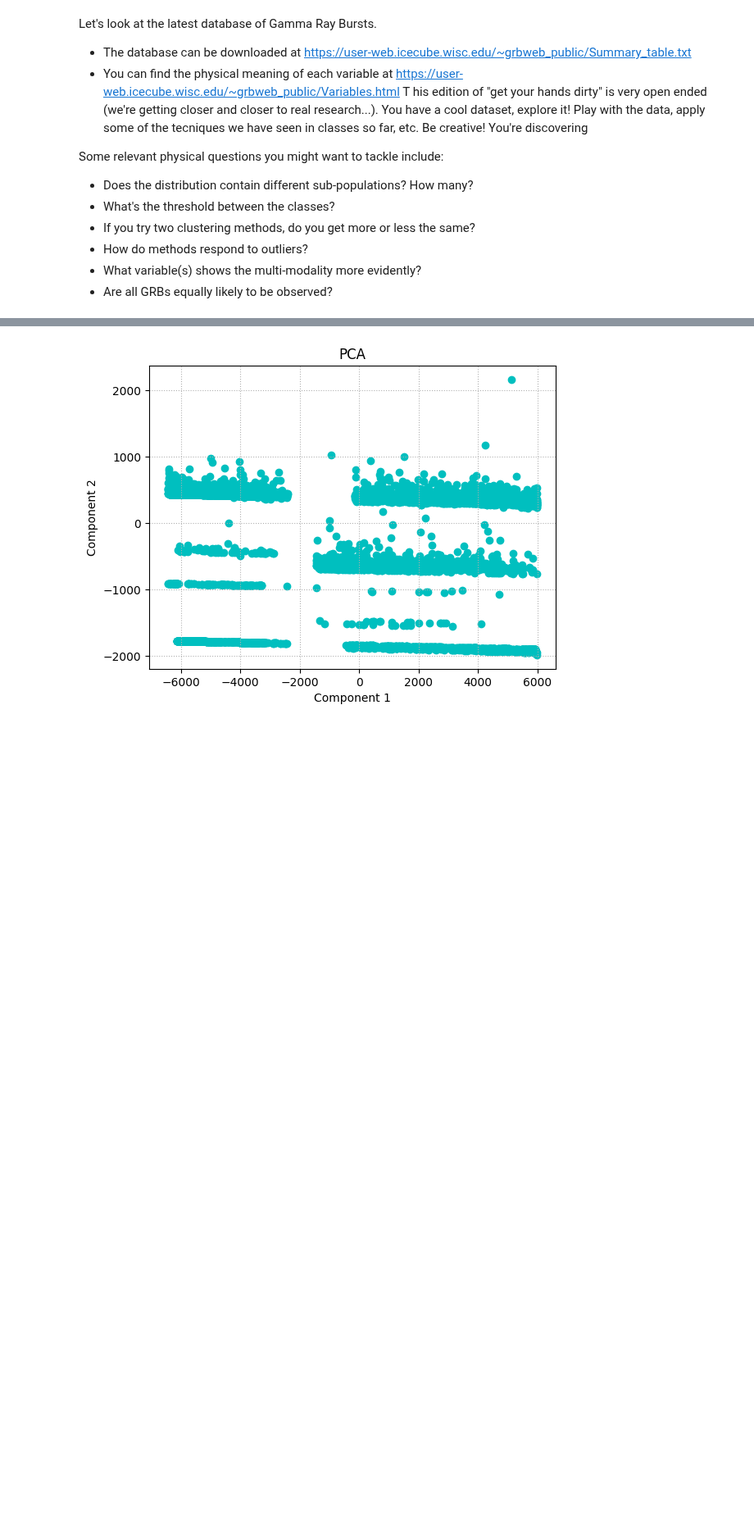
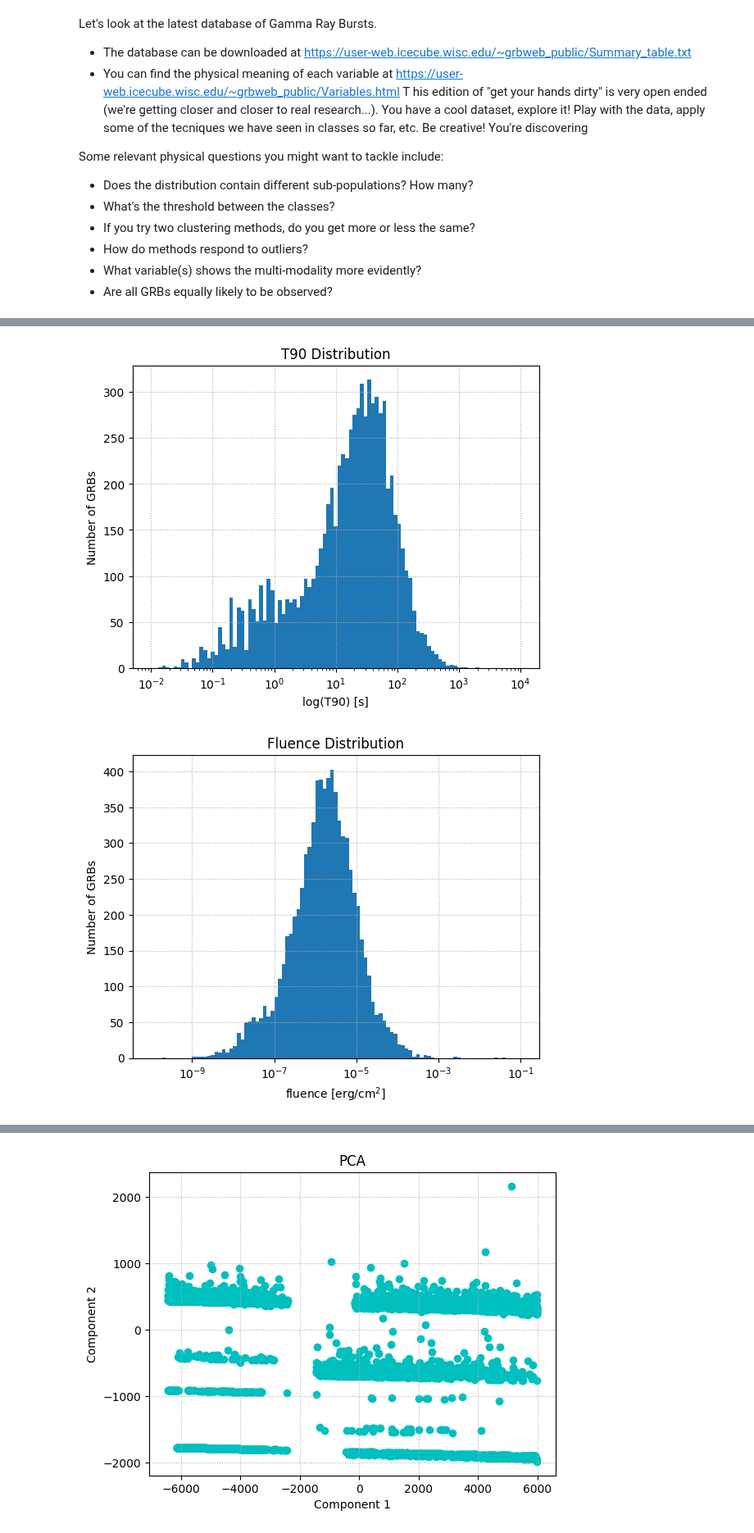
Before and after one commit to APozzi22/Astrostatistic, a Jupyter notebook: 14_Clustering/Gamma_Ray_Burst.ipynb, the cells around one changed output, grey strips where cells are left out. Shown at 82% size. Drawn from its saved outputs; the diff is of its cells as text; code cells hidden in the pictures; blank space fills up the shorter version.

```diff
--- a/14_Clustering/Gamma_Ray_Burst.ipynb
+++ b/14_Clustering/Gamma_Ray_Burst.ipynb
@@ -103,0 +99,26 @@ plt.show()
+# %%
+# Select the data and remove unphysical values
+T90_s1 = T90[T90 > 0]
+
+fluence_s1 = fluence[fluence > 0]
+# %%
+# Histogram for T90 (semi-log scale)
+plt.hist(T90_s1, bins=np.logspace(-2, 4, 100))
+plt.xscale('log')
+plt.title('T90 Distribution')
+plt.xlabel('log(T90) [s]')
+plt.ylabel('Number of GRBs')
+plt.grid(linestyle=':')
+plt.show()
+
+# Histogram for fluence (semi-log scale)
+plt.hist(fluence_s1, bins=np.logspace(-10, -1, 100))
+plt.xscale('log')
+plt.title('Fluence Distribution')
+plt.xlabel(f'fluence [erg/cm$^2$]')
+plt.ylabel('Number of GRBs')
+plt.grid(linestyle=':')
+plt.show()
+# %% [output]
+[figure, added]
+[figure, added]
```
Also changed, not shown: parts of 14 cells of this notebook, 3 other files.
